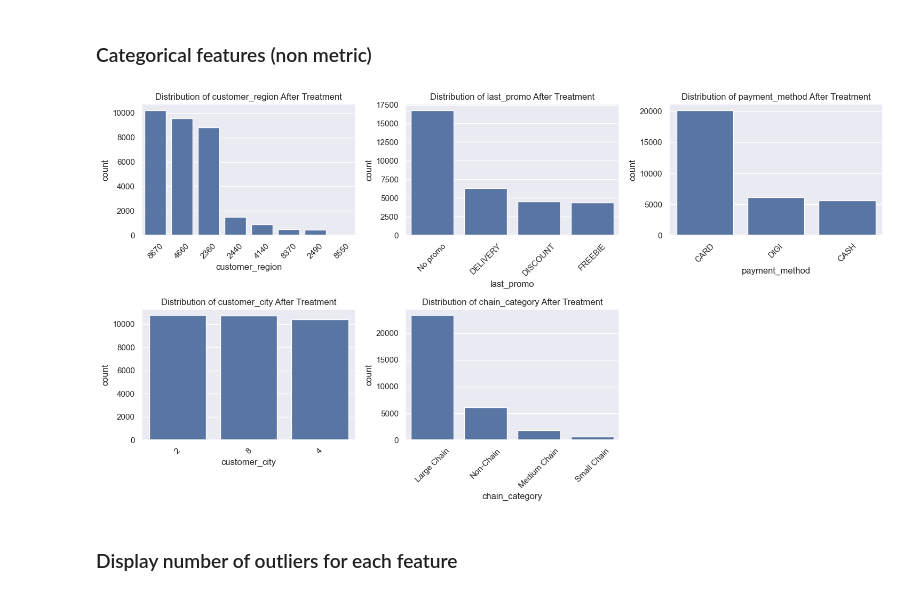
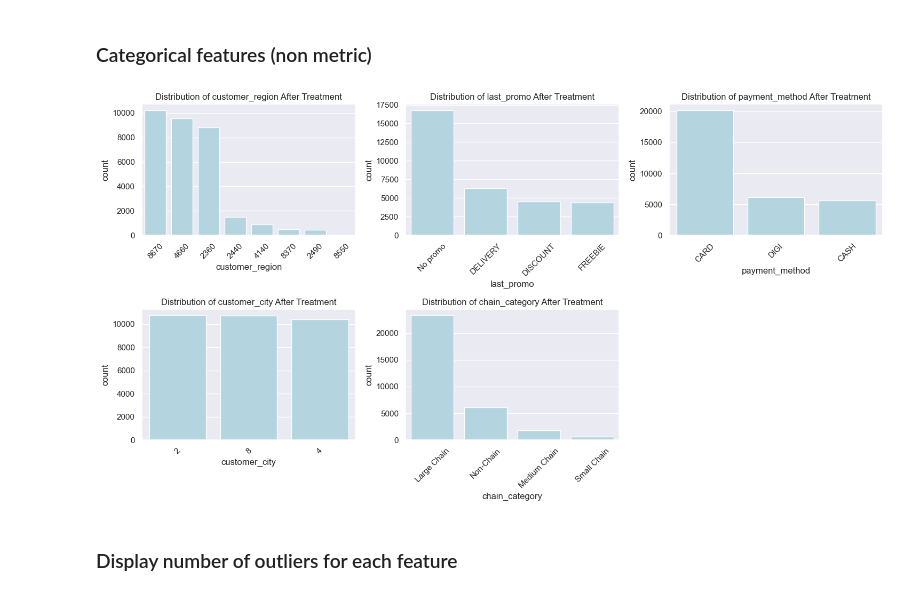
Before and after one commit to MiguelMangerona/Data-Mining-Project, a Jupyter notebook: DM2425_Part1_56.ipynb, the cells around one changed output. Drawn from its saved outputs; the diff is of its cells as text; code cells hidden in the pictures.

```diff
--- a/DM2425_Part1_56.ipynb
+++ b/DM2425_Part1_56.ipynb
@@ -1254,10 +1232,10 @@ fig, axes = plt.subplots(num_rows, plots_per_row * 2, figsize=(15, num_rows * 5)
 axes = axes.flatten()
 
 for i, col in enumerate(columns_to_plot):
-    sns.boxplot(data=df, x=col, color='skyblue', ax=axes[i * 2])
+    sns.boxplot(data=df, x=col, color='lightcoral', ax=axes[i * 2])
     axes[i * 2].set_title(f"Before Treatment: {col}")
 
-    sns.boxplot(data=df_cleaned, x=col, color='lightgreen', ax=axes[i * 2 + 1])
+    sns.boxplot(data=df_cleaned, x=col, color='lightblue', ax=axes[i * 2 + 1])
     axes[i * 2 + 1].set_title(f"After Treatment: {col}")
 for i in range(len(columns_to_plot) * 2, len(axes)):
     fig.delaxes(axes[i])
@@ -1278,24 +1256,24 @@ plt.show()
 # %%
 plots_per_row = 3
 categorical_columns_filtered = [col for col in categorical_columns if col != 'customer_id']  # Exclui 'customer_id'
 num_rows = -(-len(categorical_columns_filtered) // plots_per_row)
 
 fig, axes = plt.subplots(num_rows, plots_per_row, figsize=(15, num_rows * 4))
 axes = axes.flatten()
 
 for i, col in enumerate(categorical_columns_filtered):
-    sns.countplot(data=df, x=col, order=df[col].value_counts().index, ax=axes[i])
+    sns.countplot(data=df, x=col, order=df[col].value_counts().index, ax=axes[i], color='lightblue')
     axes[i].set_title(f"Distribution of {col} After Treatment")
     axes[i].tick_params(axis='x', rotation=45)
 
 # Remove eixos extras, caso existam
 for i in range(len(categorical_columns_filtered), len(axes)):
     fig.delaxes(axes[i])
 
 plt.tight_layout()
 plt.show()
 # %% [output]
-[figure, old version]
+[figure, new version]
 # %% [markdown]
 ### Display number of outliers for each feature
 # %%
```
Also changed, not shown: parts of 38 cells of this notebook, 1 other file.
